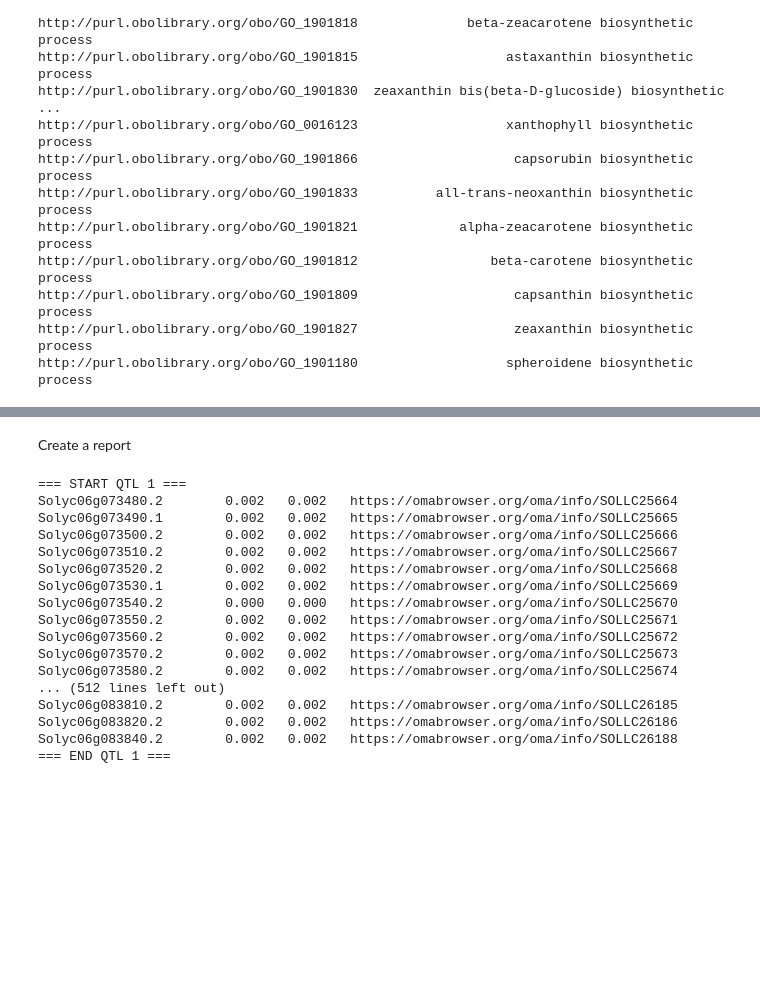
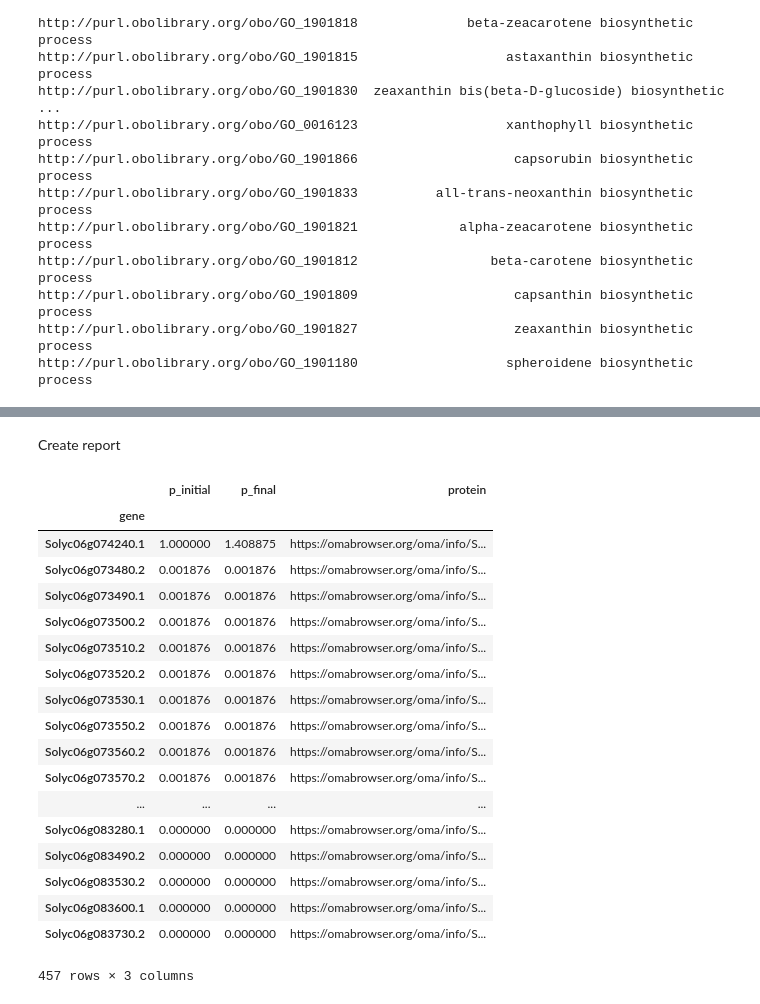
Before and after one commit to PBR/QTL-priorisation, a Jupyter notebook: QTLsearch_Solanum-Lycopersicum_Lycopene-Beta-Cyclase.ipynb, the cells around one changed output, grey strips where cells are left out. Drawn from its saved outputs; the diff is of its cells as text; code cells hidden in the pictures; blank space fills up the shorter version.

```diff
--- a/QTLsearch_Solanum-Lycopersicum_Lycopene-Beta-Cyclase.ipynb
+++ b/QTLsearch_Solanum-Lycopersicum_Lycopene-Beta-Cyclase.ipynb
@@ -296,0 +72,2 @@ Compute for Solyc06g083840.2
+# %%
+result = qtlsearch.QTLSEARCH(search, qtls,go_annotations)
@@ -297,48 +92,26 @@ Compute for Solyc06g083840.2
 # %% [markdown]
-Create a report
+Create report
-# %%
-#report
-for i in range(0,len(qtls)):
-    print("=== START QTL "+str(i+1)+" ===")
-    for gene in qtls[i]:
-        if gene in qtl_gene_roots.keys() :
-            if qtl_gene_protein[gene] in hog_group_genes[qtl_gene_roots[gene]].index :
-                p_initial = hog_group_genes[qtl_gene_roots[gene]].loc[qtl_gene_protein[gene],"p_initial"]
-                p_final = hog_group_genes[qtl_gene_roots[gene]].loc[qtl_gene_protein[gene],"p_final"]
-                #make bold if score increased
-                if p_initial<p_final :
-                    start = "\033[1m"
-                    end = "\033[0m"
-                else:
-                    start = ""
-                    end = ""
-                print(start + gene
-                      +"\t"
-                      +"{:.3f}".format(p_initial)
-                      +"\t"
-                      +"{:.3f}".format(p_final)
-                      +"\t"
-                      +qtl_gene_protein[gene] + end
-                     )
-        else:
-            print(gene)
-    print("=== END QTL "+str(i+1)+" ===")
-    print()
-# %% [output]
-=== START QTL 1 ===
-Solyc06g073480.2        0.002   0.002   https://omabrowser.org/oma/info/SOLLC25664
-Solyc06g073490.1        0.002   0.002   https://omabrowser.org/oma/info/SOLLC25665
-Solyc06g073500.2        0.002   0.002   https://omabrowser.org/oma/info/SOLLC25666
-Solyc06g073510.2        0.002   0.002   https://omabrowser.org/oma/info/SOLLC25667
-Solyc06g073520.2        0.002   0.002   https://omabrowser.org/oma/info/SOLLC25668
-Solyc06g073530.1        0.002   0.002   https://omabrowser.org/oma/info/SOLLC25669
-Solyc06g073540.2        0.000   0.000   https://omabrowser.org/oma/info/SOLLC25670
-Solyc06g073550.2        0.002   0.002   https://omabrowser.org/oma/info/SOLLC25671
-Solyc06g073560.2        0.002   0.002   https://omabrowser.org/oma/info/SOLLC25672
-Solyc06g073570.2        0.002   0.002   https://omabrowser.org/oma/info/SOLLC25673
-Solyc06g073580.2        0.002   0.002   https://omabrowser.org/oma/info/SOLLC25674
-... (512 lines left out)
-Solyc06g083810.2        0.002   0.002   https://omabrowser.org/oma/info/SOLLC26185
-Solyc06g083820.2        0.002   0.002   https://omabrowser.org/oma/info/SOLLC26186
-Solyc06g083840.2        0.002   0.002   https://omabrowser.org/oma/info/SOLLC26188
-=== END QTL 1 ===
+# %%
+report_list = result.report()
+for report in report_list:
+    display(report)
+# %% [output]
+|  | p_initial | p_final | protein |
+| gene |  |  |  |
+| Solyc06g074240.1 | 1.000000 | 1.408875 | https://omabrowser.org/oma/info/S... |
+| Solyc06g073480.2 | 0.001876 | 0.001876 | https://omabrowser.org/oma/info/S... |
+| Solyc06g073490.1 | 0.001876 | 0.001876 | https://omabrowser.org/oma/info/S... |
+| Solyc06g073500.2 | 0.001876 | 0.001876 | https://omabrowser.org/oma/info/S... |
+| Solyc06g073510.2 | 0.001876 | 0.001876 | https://omabrowser.org/oma/info/S... |
+| Solyc06g073520.2 | 0.001876 | 0.001876 | https://omabrowser.org/oma/info/S... |
+| Solyc06g073530.1 | 0.001876 | 0.001876 | https://omabrowser.org/oma/info/S... |
+| Solyc06g073550.2 | 0.001876 | 0.001876 | https://omabrowser.org/oma/info/S... |
+| Solyc06g073560.2 | 0.001876 | 0.001876 | https://omabrowser.org/oma/info/S... |
+| Solyc06g073570.2 | 0.001876 | 0.001876 | https://omabrowser.org/oma/info/S... |
+| ... | ... | ... | ... |
+| Solyc06g083280.1 | 0.000000 | 0.000000 | https://omabrowser.org/oma/info/S... |
+| Solyc06g083490.2 | 0.000000 | 0.000000 | https://omabrowser.org/oma/info/S... |
+| Solyc06g083530.2 | 0.000000 | 0.000000 | https://omabrowser.org/oma/info/S... |
+| Solyc06g083600.1 | 0.000000 | 0.000000 | https://omabrowser.org/oma/info/S... |
+| Solyc06g083730.2 | 0.000000 | 0.000000 | https://omabrowser.org/oma/info/S... |
+457 rows × 3 columns
```
Also changed, not shown: parts of 9 cells of this notebook, 3 other files.
